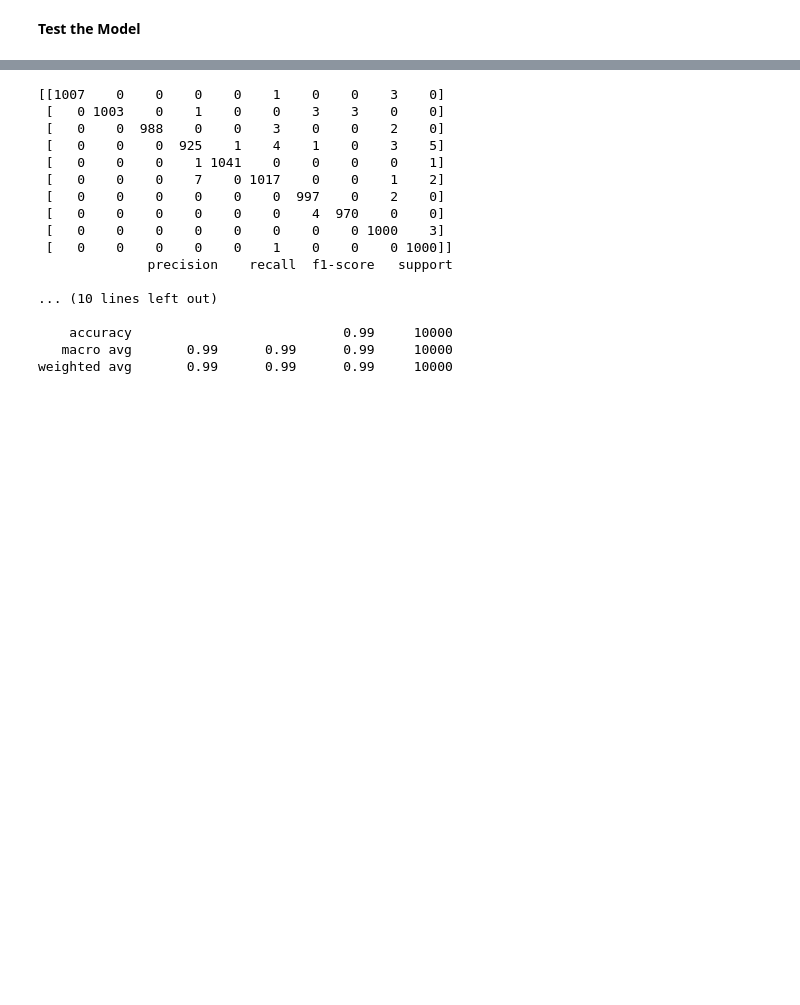
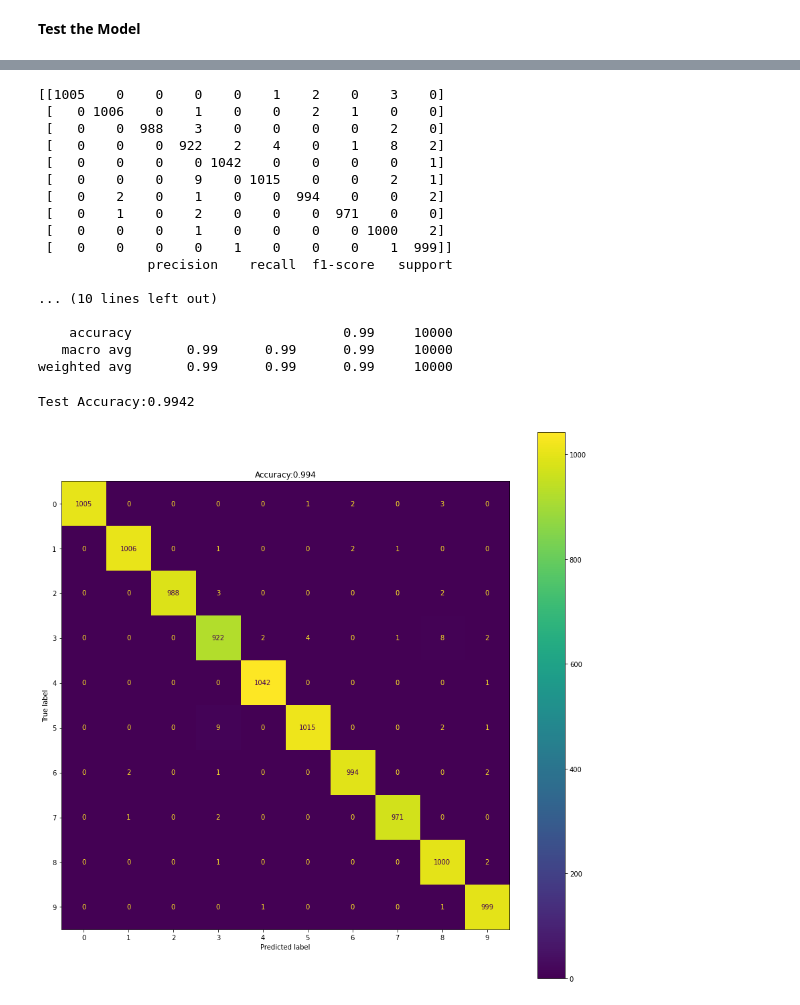
Before and after one commit to Lojenaa/Portability-of-Devices-in-EMSCA, a Jupyter notebook: Smartphones/iPhone/iPhone4S/iphone4S_own_model.ipynb, the cells around one changed output, grey strips where cells are left out. Cells and saved outputs as stored; diff of their text form; code cells hidden in the pictures; blank space fills up the shorter version.

Commit message:
iPhone4S-Modified

```diff
--- a/Smartphones/iPhone/iPhone4S/iphone4S_own_model.ipynb
+++ b/Smartphones/iPhone/iPhone4S/iphone4S_own_model.ipynb
@@ -418,7 +415,7 @@ plt.show()
 # %% [markdown]
 **Test the Model**
 # %%
-model = keras.models.load_model("/content/drive/MyDrive/Colab Notebooks/EMSCA/CDP_fro_EMSCA/iphone4S_I_model.h5")
+model = keras.models.load_model("/content/drive/MyDrive/Colab Notebooks/EMSCA/CDP_fro_EMSCA/iphone4S_model.h5")
 # %%
 results = model.evaluate(X_test, y_test)
 print("test loss, test acc:", results)
@@ -436,16 +434,16 @@ print(y_pred[0])
 print(confusion_matrix(y_test, y_pred))
 print(classification_report(y_test, y_pred))
 # %% [output]
-[[1007    0    0    0    0    1    0    0    3    0]
- [   0 1003    0    1    0    0    3    3    0    0]
- [   0    0  988    0    0    3    0    0    2    0]
- [   0    0    0  925    1    4    1    0    3    5]
- [   0    0    0    1 1041    0    0    0    0    1]
- [   0    0    0    7    0 1017    0    0    1    2]
- [   0    0    0    0    0    0  997    0    2    0]
- [   0    0    0    0    0    0    4  970    0    0]
- [   0    0    0    0    0    0    0    0 1000    3]
- [   0    0    0    0    0    1    0    0    0 1000]]
+[[1005    0    0    0    0    1    2    0    3    0]
+ [   0 1006    0    1    0    0    2    1    0    0]
+ [   0    0  988    3    0    0    0    0    2    0]
+ [   0    0    0  922    2    4    0    1    8    2]
+ [   0    0    0    0 1042    0    0    0    0    1]
+ [   0    0    0    9    0 1015    0    0    2    1]
+ [   0    2    0    1    0    0  994    0    0    2]
+ [   0    1    0    2    0    0    0  971    0    0]
+ [   0    0    0    1    0    0    0    0 1000    2]
+ [   0    0    0    0    1    0    0    0    1  999]]
               precision    recall  f1-score   support
 
 ... (10 lines left out)
@@ -457,0 +456,13 @@ weighted avg       0.99      0.99      0.99     10000
+# %%
+# confusion matrix plot
+plt.rcParams["figure.figsize"] = (15,15)
+fig, axs = plt.subplots(1)
+
+test_acc = metrics.accuracy_score(y_pred,y_test)
+print(f"Test Accuracy:{test_acc}")
+metrics.ConfusionMatrixDisplay.from_predictions(y_test, y_pred, ax=axs)
+plt.title(f"Accuracy:{test_acc:.3f}")
+plt.savefig(f'/content/drive/MyDrive/Colab Notebooks/EMSCA/CDP_fro_EMSCA/iPhone4S_confusion_matrix.pdf')
+# %% [output]
+Test Accuracy:0.9942
+[figure, added]
```
Also changed, not shown: parts of 8 cells of this notebook, 3 other files.
